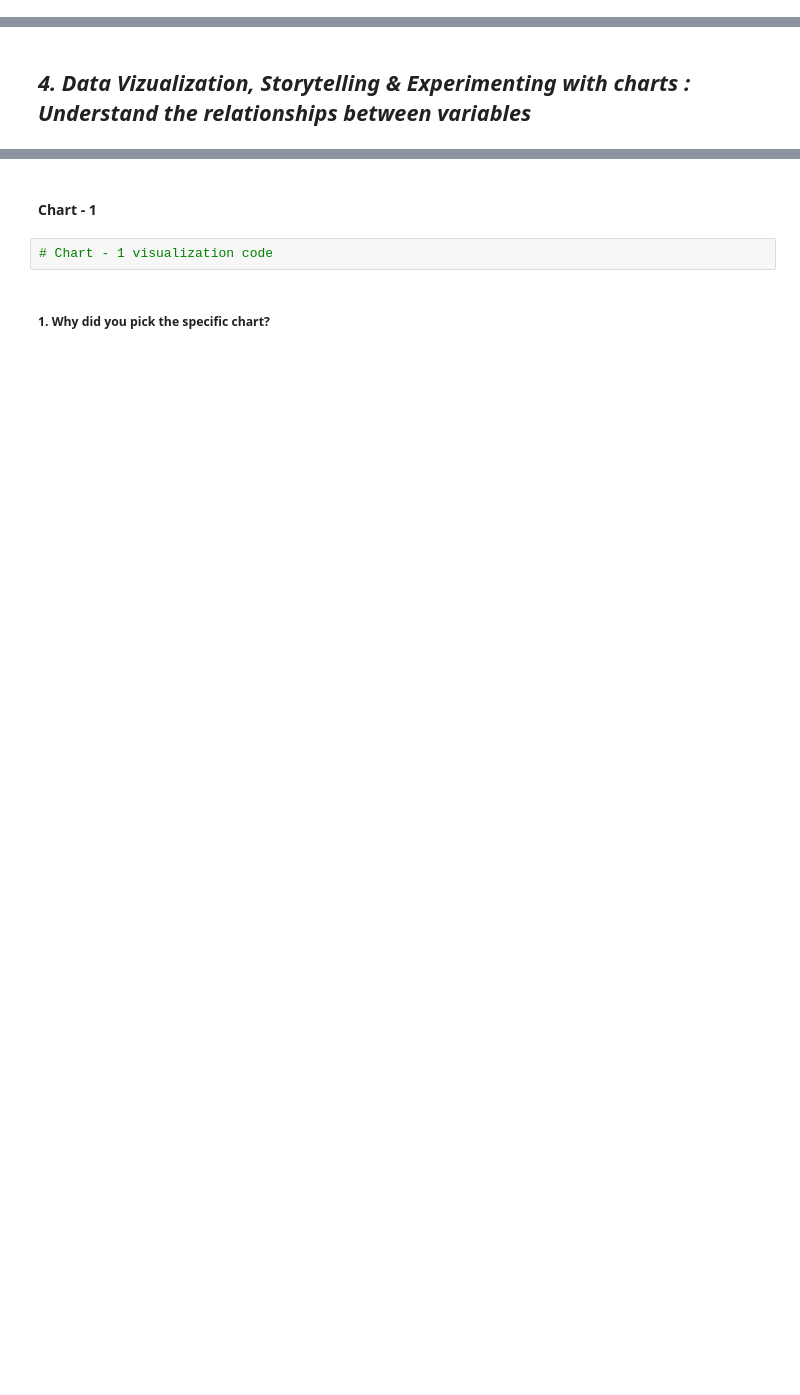
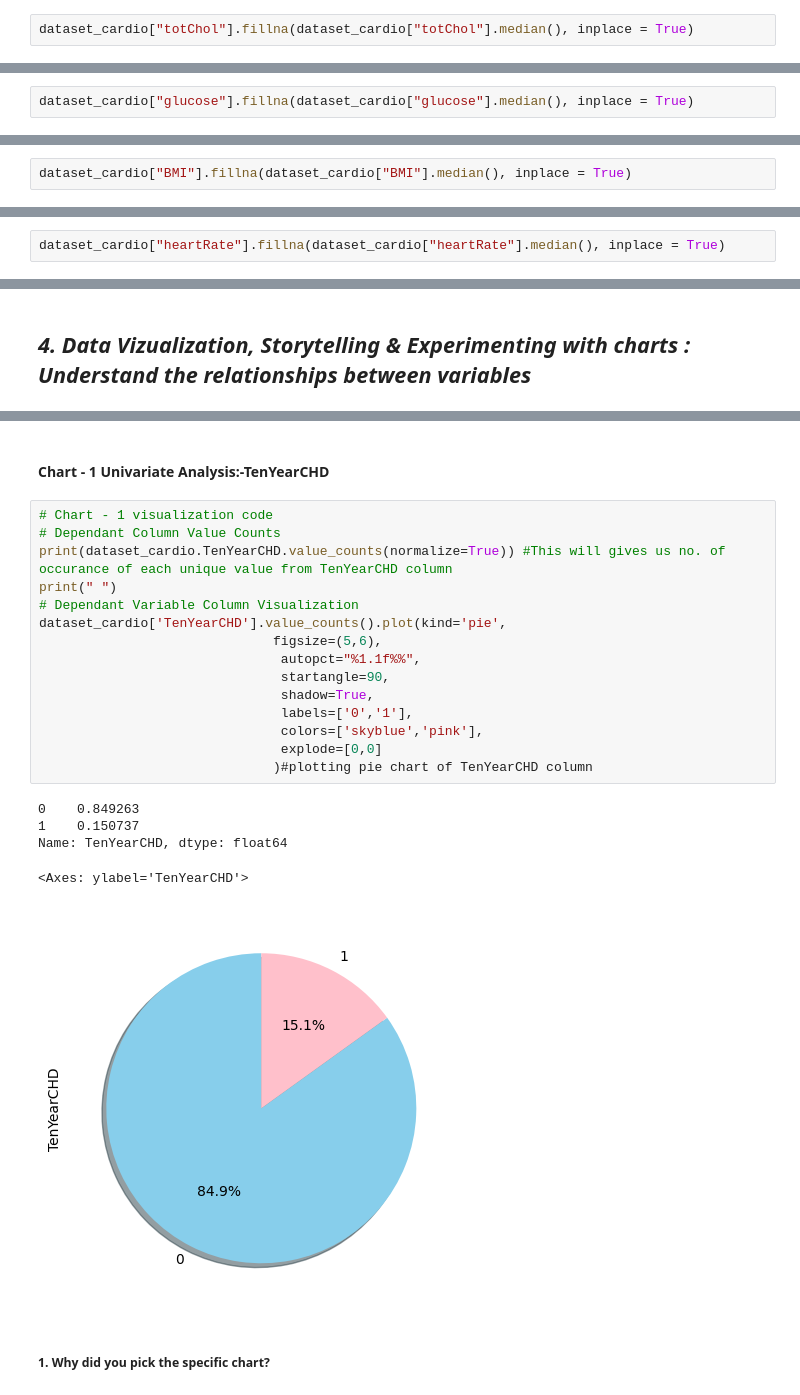
Before and after one commit to priyarane879/Cardiovascular_Risk_Prediction, a Jupyter notebook: Priya_Naik_Cardiovascular_Risk_Prediction.ipynb, the cells around one changed output, grey strips where cells are left out. Drawn from its saved outputs; the diff is of its cells as text; blank space fills up the shorter version.

```diff
--- a/Priya_Naik_Cardiovascular_Risk_Prediction.ipynb
+++ b/Priya_Naik_Cardiovascular_Risk_Prediction.ipynb
@@ -177,0 +391,2 @@ Answer Here
+# %%
+dataset_cardio["totChol"].fillna(dataset_cardio["totChol"].median(), inplace = True)
@@ -177,0 +412,2 @@ Answer Here
+# %%
+dataset_cardio["glucose"].fillna(dataset_cardio["glucose"].median(), inplace = True)
@@ -177,0 +433,2 @@ Answer Here
+# %%
+dataset_cardio["BMI"].fillna(dataset_cardio["BMI"].median(), inplace = True)
@@ -177,0 +454,2 @@ Answer Here
+# %%
+dataset_cardio["heartRate"].fillna(dataset_cardio["heartRate"].median(), inplace = True)
@@ -184,6 +478,25 @@ Answer Here.
 # %% [markdown]
-#### Chart - 1
+#### Chart - 1 Univariate Analysis:-TenYearCHD
-# %%
-# Chart - 1 visualization code
+# %%
+# Chart - 1 visualization code
+# Dependant Column Value Counts
+print(dataset_cardio.TenYearCHD.value_counts(normalize=True)) #This will gives us no. of occurance of each unique value from TenYearCHD column
+print(" ")
+# Dependant Variable Column Visualization
+dataset_cardio['TenYearCHD'].value_counts().plot(kind='pie',
+                              figsize=(5,6),
+                               autopct="%1.1f%%",
+                               startangle=90,
+                               shadow=True,
+                               labels=['0','1'],
+                               colors=['skyblue','pink'],
+                               explode=[0,0]
+                              )#plotting pie chart of TenYearCHD column
+# %% [output]
+0    0.849263
+1    0.150737
+Name: TenYearCHD, dtype: float64
+<Axes: ylabel='TenYearCHD'>
+[figure, added]
 # %% [markdown]
 ##### 1. Why did you pick the specific chart?
```
Also changed, not shown: parts of 119 cells of this notebook.
